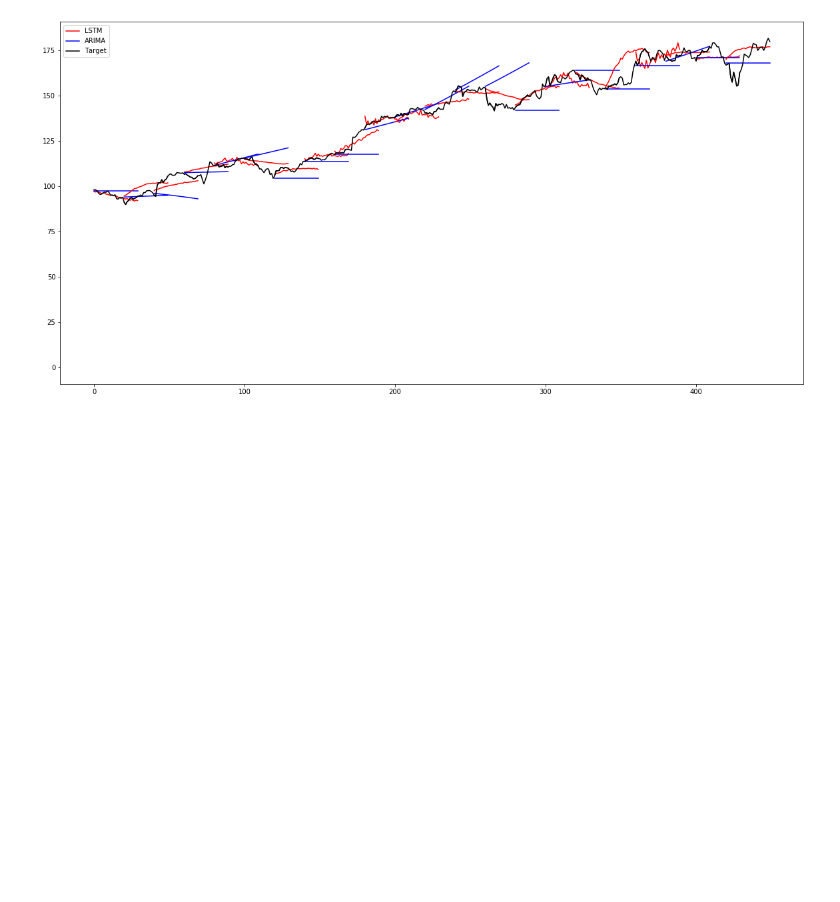
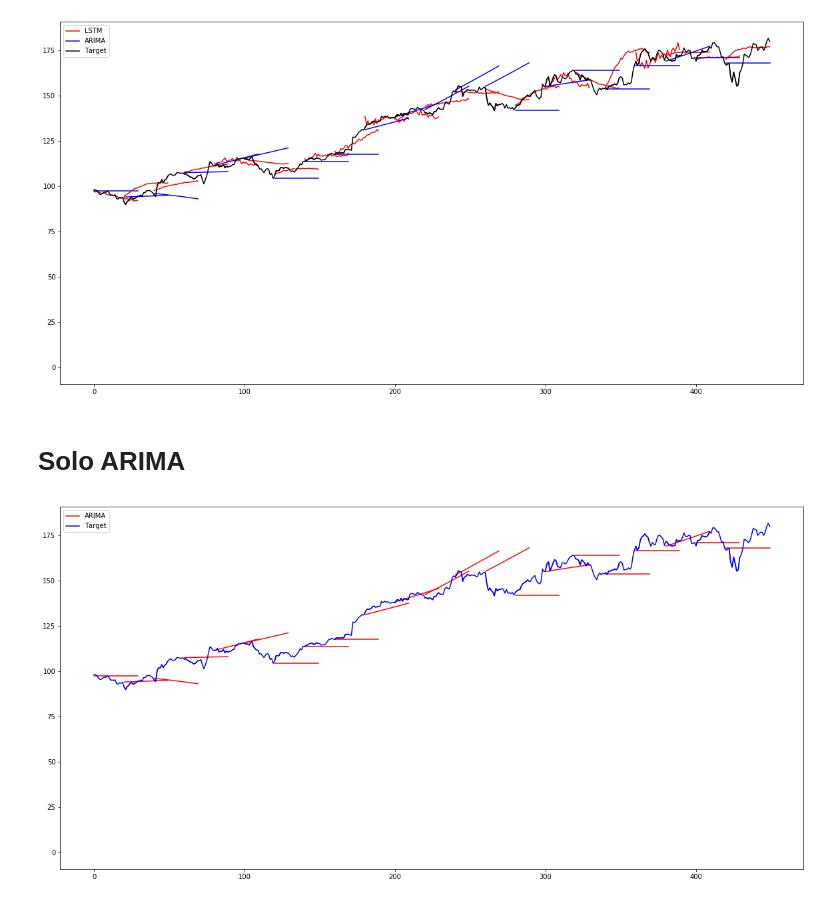
Before and after one commit to TFM-UAH/uah, a Jupyter notebook: ml/lstm/LSTM_comparativa.ipynb, the cells around one changed output. Drawn from its saved outputs; the diff is of its cells as text; code cells hidden in the pictures; blank space fills up the shorter version.

```diff
--- a/ml/lstm/LSTM_comparativa.ipynb
+++ b/ml/lstm/LSTM_comparativa.ipynb
@@ -159,6 +147,7 @@ plt.show()
 
 plt.figure(figsize = (20,10))
 
+results = []
 for i in range(0,len(X_test)):
     scl = MinMaxScaler()
     scl.fit(X_test[i])
@@ -173,13 +162,16 @@ for i in range(0,len(X_test)):
     # SVR
     y_pred = []
     for j in range(0,len(y_test[i])):
-        if j == 0:
-            y_pred.append(d[-1:][0])
+        #if j == 0:
+            #y_pred.append(d[-1:][0])
         pred = svr.predict(d[-100:].reshape(1,100))
         d = np.concatenate([d,pred.reshape(1,1)])
         y_pred.append(pred)
     y_pred = np.array(y_pred).reshape(-1,1)
-    plt.plot([x + i*num_periods for x in range(len(y_pred))], scl.inverse_transform(y_pred.reshape(-1,1)), color='g')
+    y_pred = scl.inverse_transform(y_pred.reshape(-1,1))
+
+    results.append(forecast_accuracy(y_pred, y_test[i]))
+    plt.plot([x + i*num_periods for x in range(len(y_pred))], y_pred , color='g')
 
     # Actual values
     plt.plot([x + i*num_periods for x in range(len(y_test[i]))], y_test[i], color='k')
@@ -195,6 +190,7 @@ plt.show()
 # Comparar contra ARIMA
 plt.figure(figsize = (20,10))
 
+results = []
 for i in range(0,len(X_test)):
     scl = MinMaxScaler()
     scl.fit(X_test[i])
@@ -213,6 +209,8 @@ for i in range(0,len(X_test)):
     fc= stepwise_fit.predict(n_periods=len(y_test[i]), return_conf_int=False)
     y_pred = np.exp(fc)
     y_pred = y_pred.reshape(-1,1)
+
+    results.append(forecast_accuracy(y_pred, y_test[i]))
     plt.plot([x + i*num_periods for x in range(len(y_pred))], y_pred, color='b')
 
     # Actual values
@@ -227,0 +229,31 @@ plt.show()
+# %% [markdown]
+# Solo ARIMA
+# %%
+# Comparar contra ARIMA
+plt.figure(figsize = (20,10))
+
+results = []
+for i in range(0,len(X_test)):
+    # ARIMA
+    stepwise_fit = pm.auto_arima(np.log(X_test[i]), start_p=1, start_q=1, test='adf', max_p=10, max_q=5, m=7,
+                             start_P=0, seasonal=False, d=None, D=0, trace=False,
+                             error_action='ignore', suppress_warnings=True, stepwise=True)
+    fc= stepwise_fit.predict(n_periods=len(y_test[i]), return_conf_int=False)
+    y_pred = np.exp(fc)
+    y_pred = y_pred.reshape(-1,1)
+
+    results.append(forecast_accuracy(y_pred, y_test[i]))
+    plt.plot([x + i*num_periods for x in range(len(y_pred))], y_pred, color='r')
+
+    # Actual values
+    plt.plot([x + i*num_periods for x in range(len(y_test[i]))], y_test[i], color='b')
+
+plt.plot(0,0, color='r', label='ARIMA')
+plt.plot(0,0, color='b', label='Target')
+plt.legend(loc='best')
+plt.show()
+
+result_arima = pd.DataFrame(results)
+result_arima.to_csv('arima_apple.csv')
+# %% [output]
+[figure, added]
```
Also changed, not shown: parts of 11 cells of this notebook.
